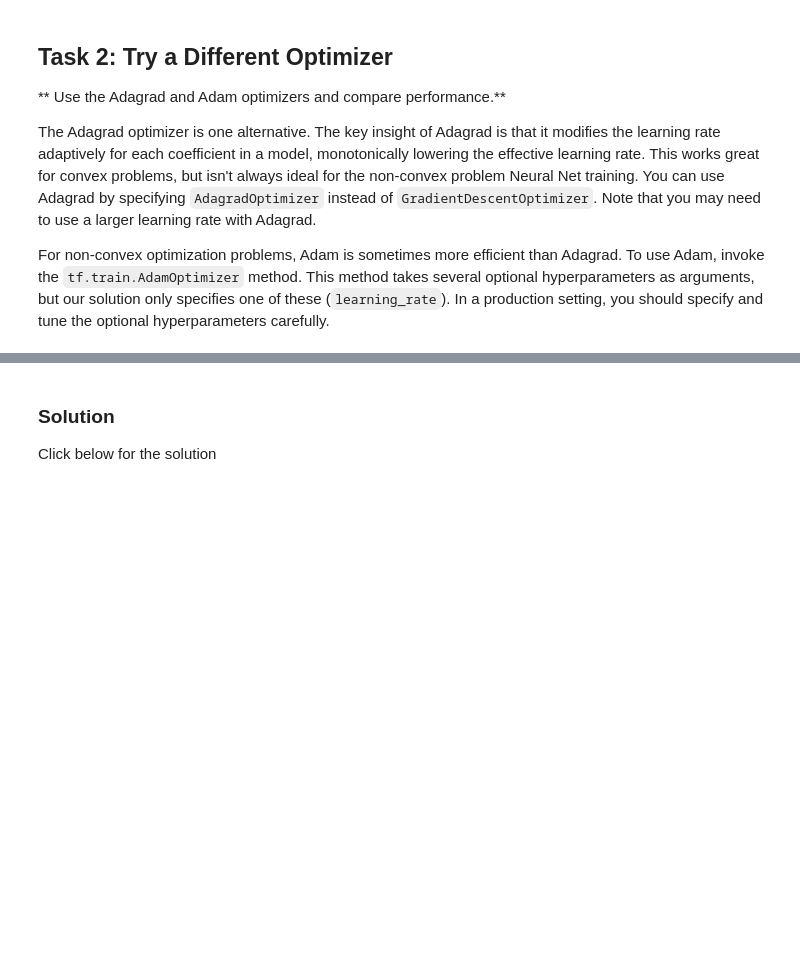
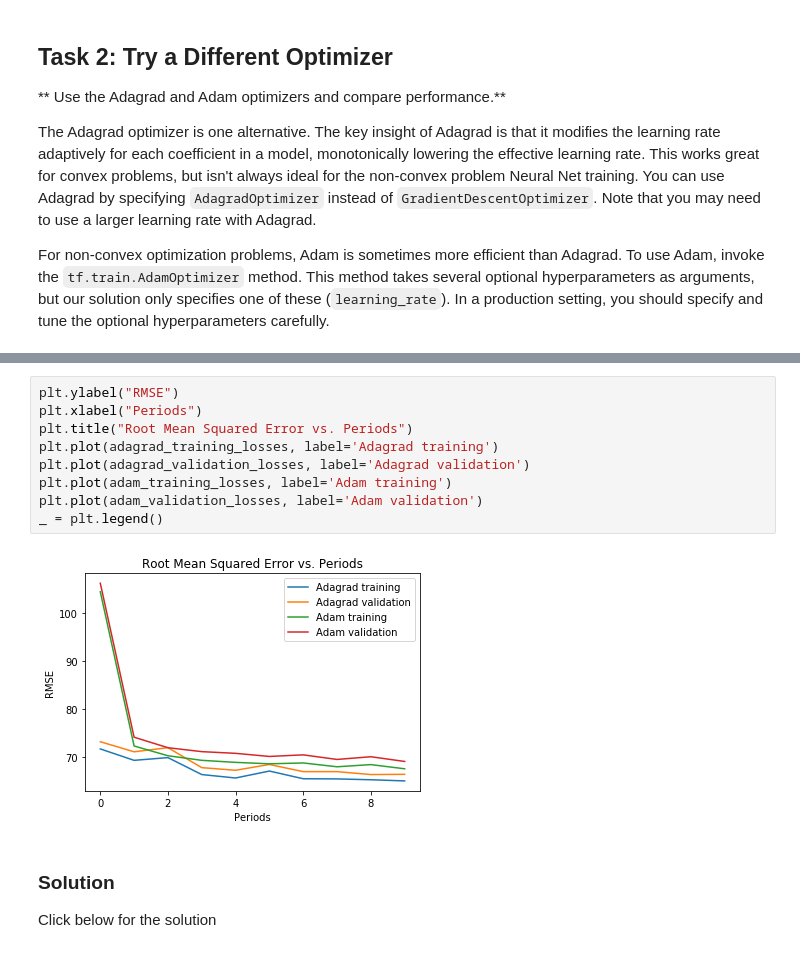
Before and after one commit to FeniXVRN/google-ml-crach-course, a Jupyter notebook: improving_neural_net_performance.ipynb, the cells around one changed output, grey strips where cells are left out. Drawn from its saved outputs; the diff is of its cells as text; blank space fills up the shorter version.

```diff
--- a/improving_neural_net_performance.ipynb
+++ b/improving_neural_net_performance.ipynb
@@ -356,3 +505,14 @@ For non-convex optimization problems, Adam is sometimes more efficient than Adag
+# %%
+plt.ylabel("RMSE")
+plt.xlabel("Periods")
+plt.title("Root Mean Squared Error vs. Periods")
+plt.plot(adagrad_training_losses, label='Adagrad training')
+plt.plot(adagrad_validation_losses, label='Adagrad validation')
+plt.plot(adam_training_losses, label='Adam training')
+plt.plot(adam_validation_losses, label='Adam validation')
+_ = plt.legend()
+# %% [output]
+[figure, added]
 # %% [markdown]
 ### Solution
 
```
Also changed, not shown: parts of 15 cells of this notebook.
